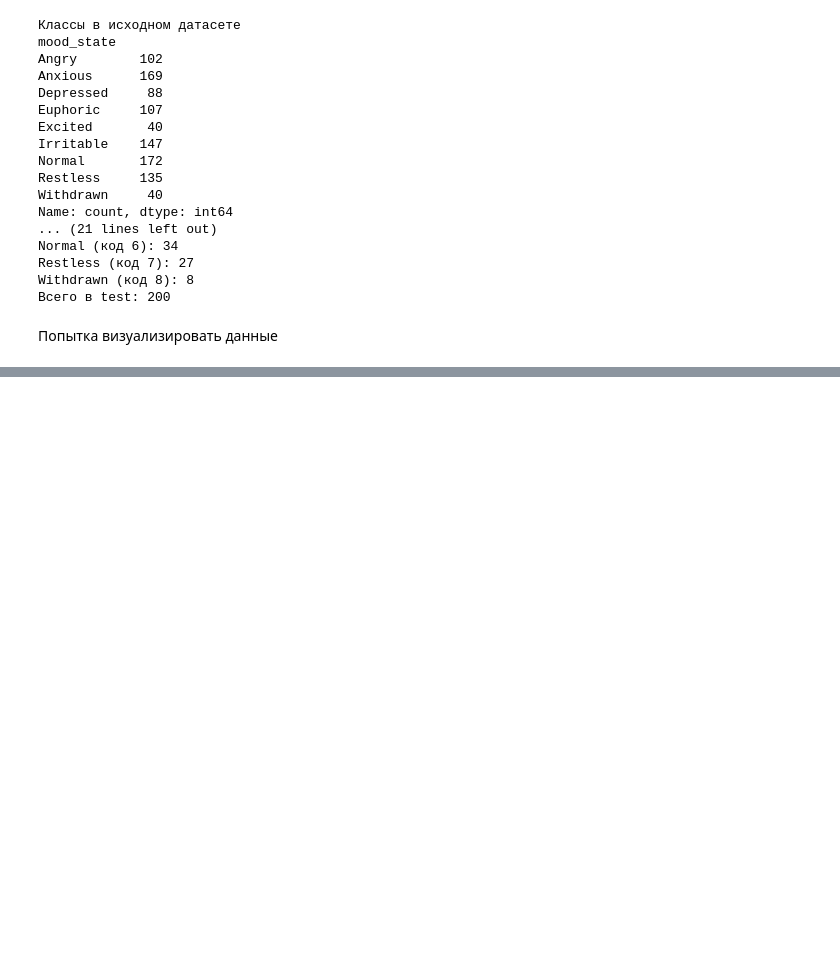
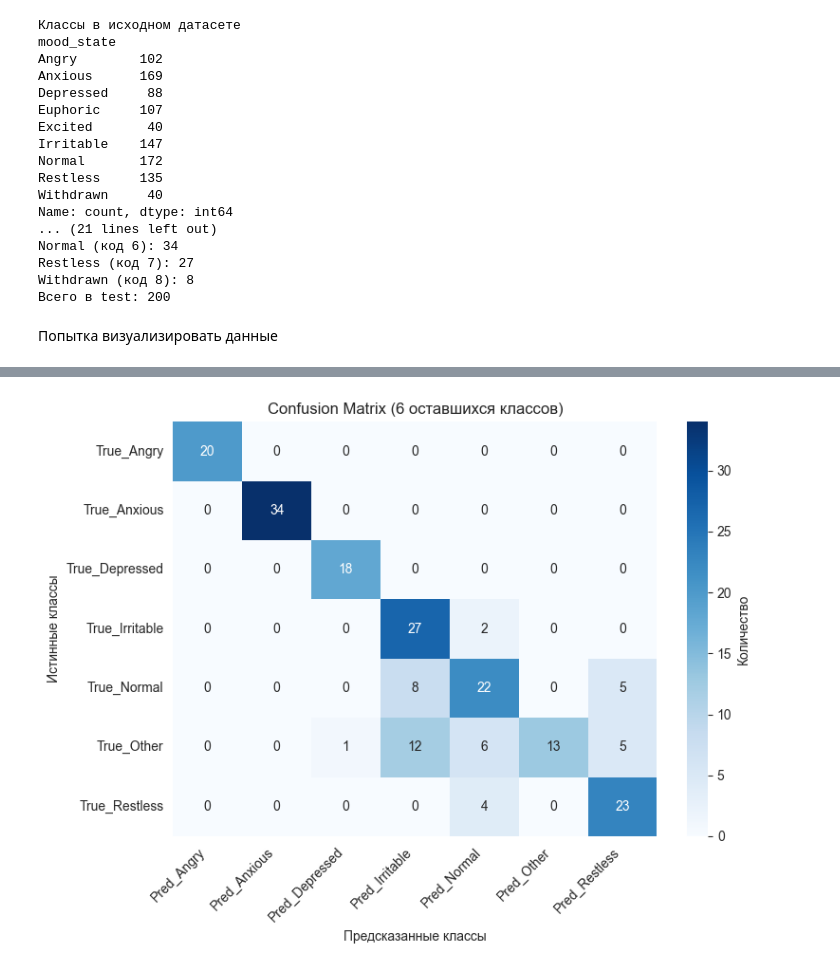
Before and after one commit to SavinskiVladimir/IntelliganceSystems, a Jupyter notebook: classification/gamers.ipynb, the cells around one changed output, grey strips where cells are left out. Cells and saved outputs as stored; diff of their text form; code cells hidden in the pictures; blank space fills up the shorter version.

```diff
--- a/classification/gamers.ipynb
+++ b/classification/gamers.ipynb
@@ -189,0 +271,81 @@ PC10: 0.024 (2.4%)
+# %%
+rare_states = ['Excited', 'Withdrawn', 'Euphoric']
+df['mood_state_grouped'] = df['mood_state'].replace(
+    {state: 'Other' for state in rare_states}
+)
+
+print("Новые классы:")
+print(df['mood_state_grouped'].value_counts())
+print()
+
+le_target = LabelEncoder()
+df['mood_state_grouped_encoded'] = le_target.fit_transform(df['mood_state_grouped'])
+y = df['mood_state_grouped_encoded']
+X = df.drop(['mood_state', 'mood_state_grouped', 'mood_state_grouped_encoded'], axis=1)
+
+X_train, X_test, y_train, y_test = train_test_split(X, y, test_size=0.2, random_state=42, stratify=y)
+
+categorical_cols = X.select_dtypes(include=['object', 'string']).columns.tolist()
+numeric_cols = X.select_dtypes(include=['int64', 'float64', 'bool']).columns.tolist()
+
+preprocessor = ColumnTransformer(
+    transformers=[
+        ('num', StandardScaler(), numeric_cols),
+        ('cat', OneHotEncoder(drop='first', sparse_output=False, handle_unknown='ignore'), categorical_cols)
+    ]
+)
+
+X_train_processed = preprocessor.fit_transform(X_train)
+X_test_processed = preprocessor.transform(X_test)
+
+print(f"Новые размеры: train {X_train_processed.shape}, test {X_test_processed.shape}")
+
+rf_improved = RandomForestClassifier(
+    n_estimators=200,
+    max_depth=6,           # Ограничение глубины
+    min_samples_split=10,
+    min_samples_leaf=5,    # Минимум сэмплов в листе
+    class_weight='balanced',
+    random_state=42
+)
+
+rf_improved.fit(X_train_processed, y_train)
+
+# 7. Результаты
+y_pred_test = rf_improved.predict(X_test_processed)
+print(f"Accuracy train: {accuracy_score(y_train, rf_improved.predict(X_train_processed)):.3f}")
+print(f"Accuracy test:  {accuracy_score(y_test, y_pred_test):.3f}")
+print()
+
+print("Метрики по классам")
+print(classification_report(y_test, y_pred_test,
+                            target_names=le_target.classes_,
+                            zero_division=0))
+
+cm = confusion_matrix(y_test, y_pred_test)
+active_classes = le_target.classes_
+cm_df = pd.DataFrame(cm,
+                     index=[f"True_{c}" for c in active_classes],
+                     columns=[f"Pred_{c}" for c in active_classes])
+
+plt.figure(figsize=(8, 6))
+sns.heatmap(cm_df, annot=True, fmt='d', cmap='Blues', cbar_kws={'label': 'Количество'})
+plt.title('Confusion Matrix (6 оставшихся классов)')
+plt.ylabel('Истинные классы')
+plt.xlabel('Предсказанные классы')
+plt.xticks(rotation=45, ha='right')
+plt.yticks(rotation=0)
+plt.tight_layout()
+plt.show()
+
+# самые важные признаки
+feature_names = (numeric_cols +
+                 list(preprocessor.named_transformers_['cat']
+                      .get_feature_names_out(categorical_cols)))
+importances = rf.feature_importances_
+top_idx = np.argsort(importances)[-10:]
+
+print("\nСамые важные признаки")
+for i in top_idx[::-1]:
+    print(f"{feature_names[i]:30} {importances[i]:.3f}")
+# %% [output]
@@ -189,0 +369 @@ PC10: 0.024 (2.4%)
+[figure, added]
```
Also changed, not shown: parts of 6 cells of this notebook.
